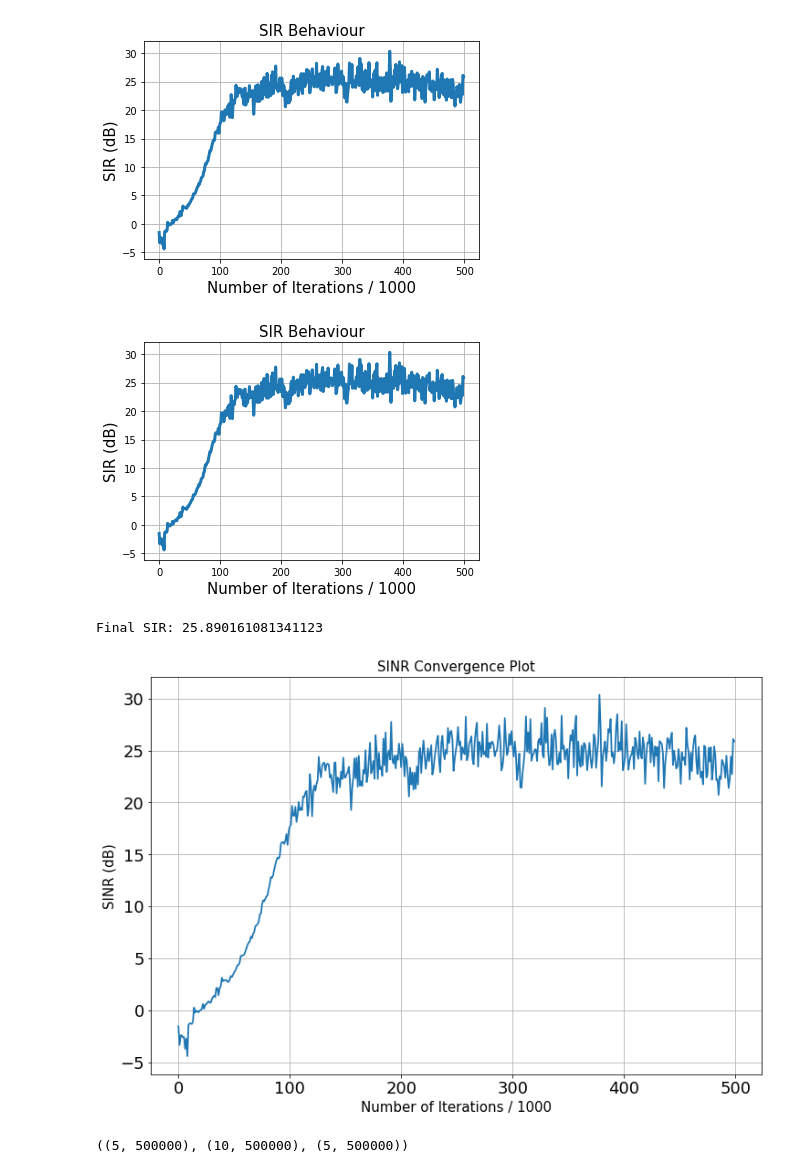
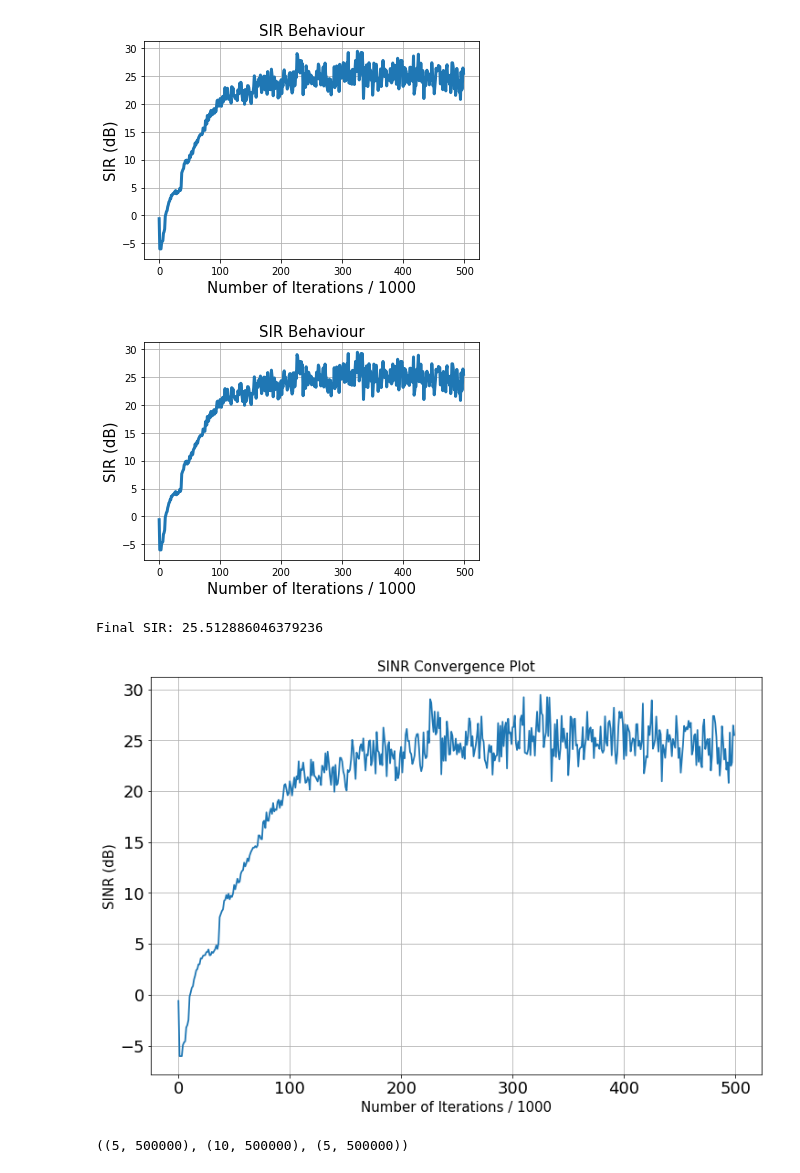
Before and after one commit to BariscanBozkurt/Biologically-Plausible-Correlative-Information-Maximization-for-Blind-Source-Separation, a Jupyter notebook: Numerical_Experiments/Nonnegative_Antisparse_LDMI_Copula_Exp_Independent.ipynb, the cells around one changed output. Cells and saved outputs as stored; diff of their text form; code cells hidden in the pictures.

```diff
--- a/Numerical_Experiments/Nonnegative_Antisparse_LDMI_Copula_Exp_Independent.ipynb
+++ b/Numerical_Experiments/Nonnegative_Antisparse_LDMI_Copula_Exp_Independent.ipynb
@@ -84,13 +84,18 @@ model = OnlineLDMIBSS(s_dim = s_dim, x_dim = x_dim, muW = 4e-3, lambday = lambda
                       lambdae = lambdae, By = By, Be = Be, neural_OUTPUT_COMP_TOL = 1e-6,
                       set_ground_truth = True, S = S, A = A)
 # %%
-model.fit_batch_nnantisparse(X = X, n_epochs = 1, neural_dynamic_iterations = 10,
+model.fit_batch_nnantisparse(X = X, n_epochs = 1, neural_dynamic_iterations = 8,
                            plot_in_jupyter = True, neural_lr_start = .1,
                            neural_lr_stop = 0.01, debug_iteration_point = debug_iteration_point,
                           shuffle = True)
+
+# model.fit_batch_nnantisparse(X = X, n_epochs = 1, neural_dynamic_iterations = 10,
+#                            plot_in_jupyter = True, neural_lr_start = .1,
+#                            neural_lr_stop = 0.01, debug_iteration_point = debug_iteration_point,
+#                           shuffle = True)
 # %% [output]
-[figure, old version]
+[figure, new version]
-[figure, old version]
+[figure, new version]
 # %%
 mpl.rcParams['xtick.labelsize'] = 18
 mpl.rcParams['ytick.labelsize'] = 18
@@ -99,8 +104,8 @@ plot_convergence_plot(model.SIR_list, xlabel = 'Number of Iterations / {}'.forma
 
 print('Final SIR: {}'.format(np.array(model.SIR_list[-1])))
 # %% [output]
-Final SIR: 25.890161081341123
+Final SIR: 25.512886046379236
-[figure, old version]
+[figure, new version]
 # %%
 Wf = model.Wf
 Y = Wf @ X
```
Also changed, not shown: parts of 3 cells of this notebook, 2 other files.
